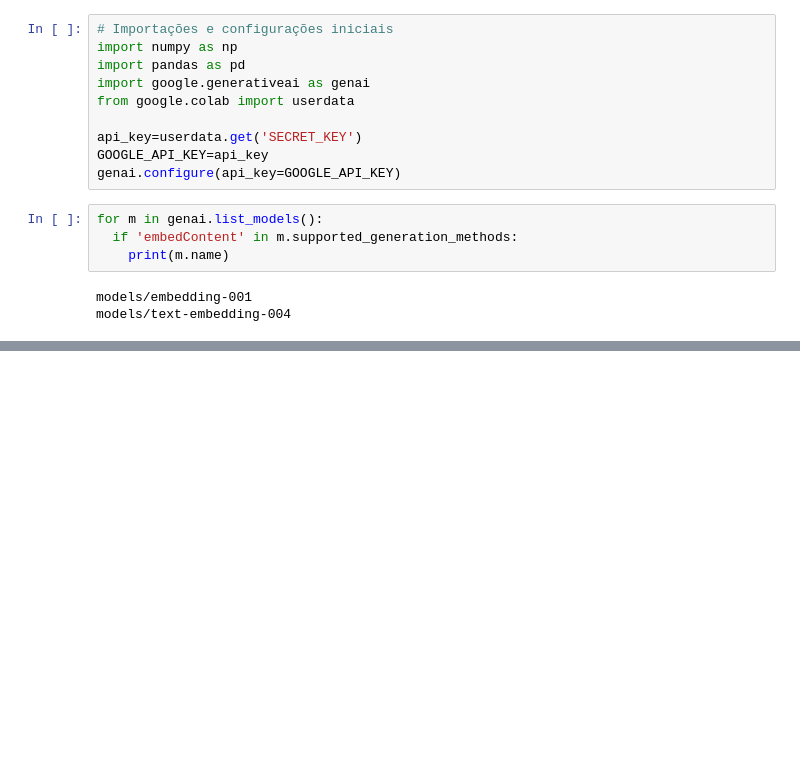
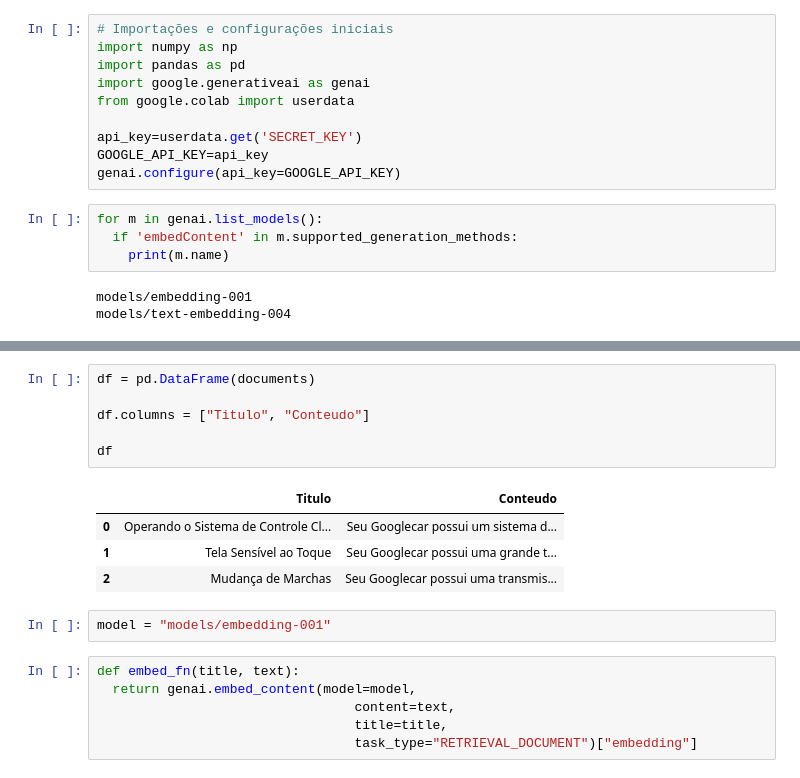
Before and after one commit to robsonshockwave/ai-studio-project, a Jupyter notebook: Untitled1.ipynb, the cells around one changed output, grey strips where cells are left out. Drawn from its saved outputs; the diff is of its cells as text; blank space fills up the shorter version.

```diff
--- a/Untitled1.ipynb
+++ b/Untitled1.ipynb
@@ -21,0 +53,19 @@ models/text-embedding-004
+# %%
+df = pd.DataFrame(documents)
+
+df.columns = ["Titulo", "Conteudo"]
+
+df
+# %% [output]
+|  | Titulo | Conteudo |
+| 0 | Operando o Sistema de Controle Cl... | Seu Googlecar possui um sistema d... |
+| 1 | Tela Sensível ao Toque | Seu Googlecar possui uma grande t... |
+| 2 | Mudança de Marchas | Seu Googlecar possui uma transmis... |
+# %%
+model = "models/embedding-001"
+# %%
+def embed_fn(title, text):
+  return genai.embed_content(model=model,
+                                 content=text,
+                                 title=title,
+                                 task_type="RETRIEVAL_DOCUMENT")["embedding"]
```
Also changed, not shown: parts of 3 cells of this notebook.
